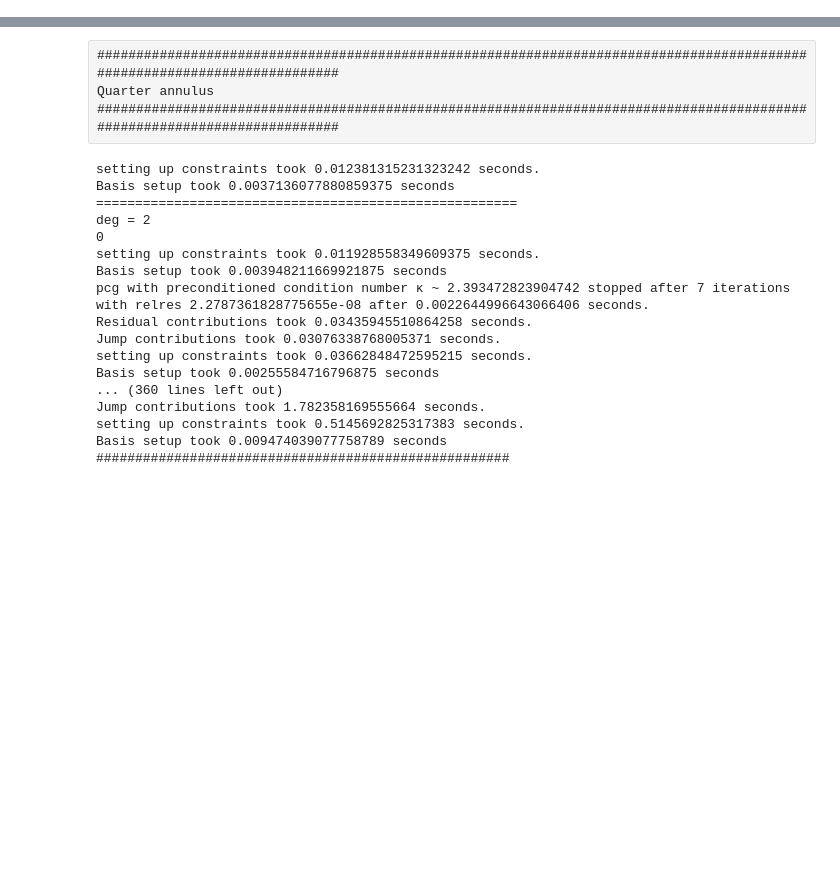
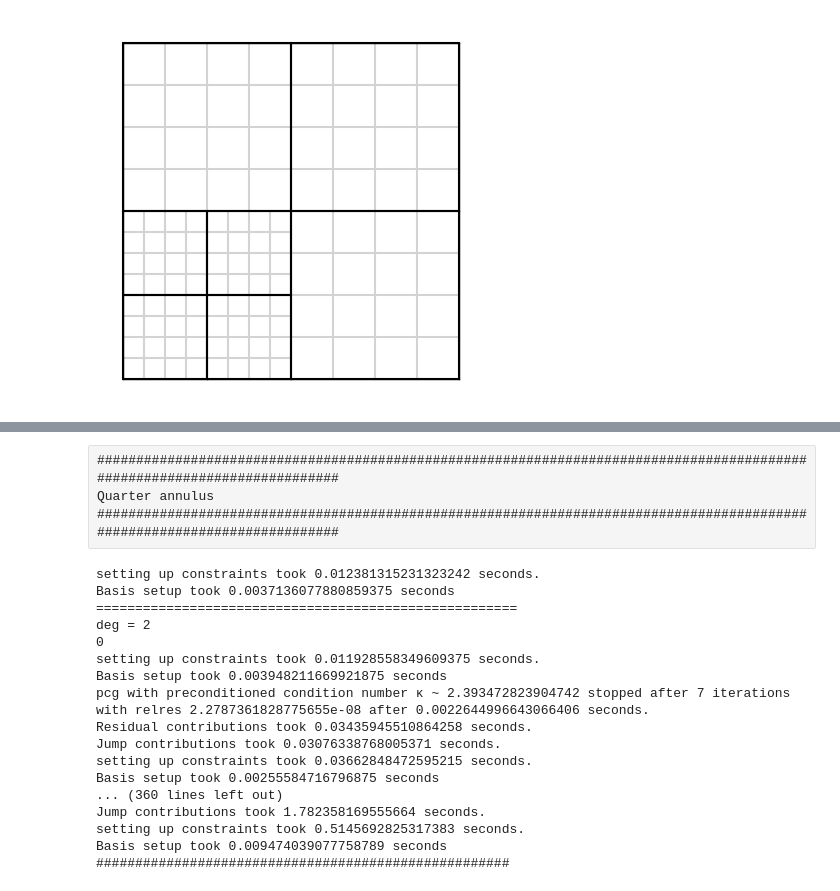
Before and after one commit to Stefan714/pyiga, a Jupyter notebook: notebooks/IETI2.ipynb, the cells around one changed output, grey strips where cells are left out. Cells and saved outputs as stored; diff of their text form; code cells hidden in the pictures; blank space fills up the shorter version.

```diff
--- a/notebooks/IETI2.ipynb
+++ b/notebooks/IETI2.ipynb
@@ -451,0 +468,6 @@ def MsD_deluxe_whole(IMap, S, B, C):
+# %%
+M.h_refine({0:None});
+M.draw(knots=1);
+plt.axis('off');
+# %% [output]
+[figure, added]
```
Also changed, not shown: parts of 15 cells of this notebook, 1 other file.
